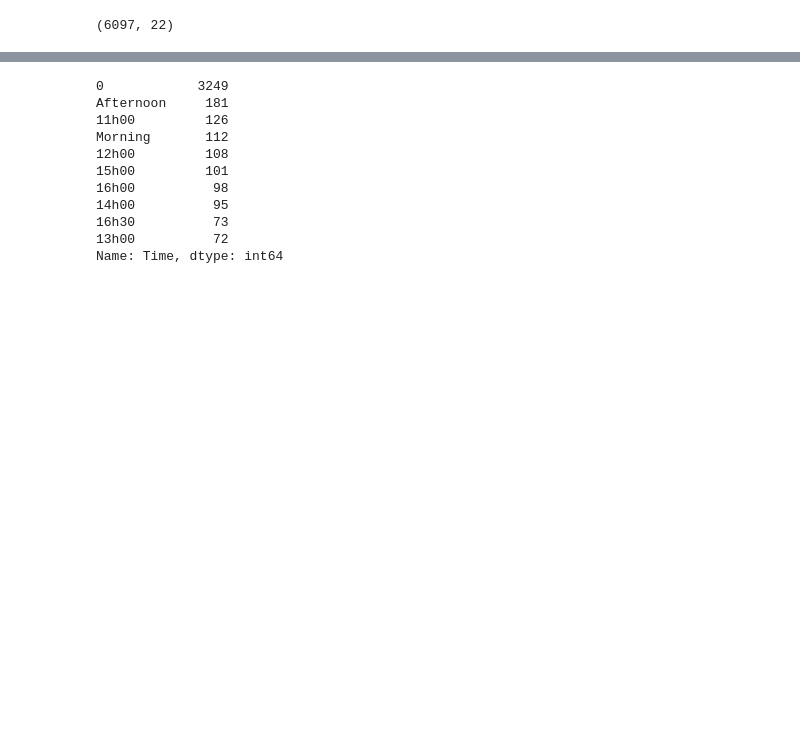
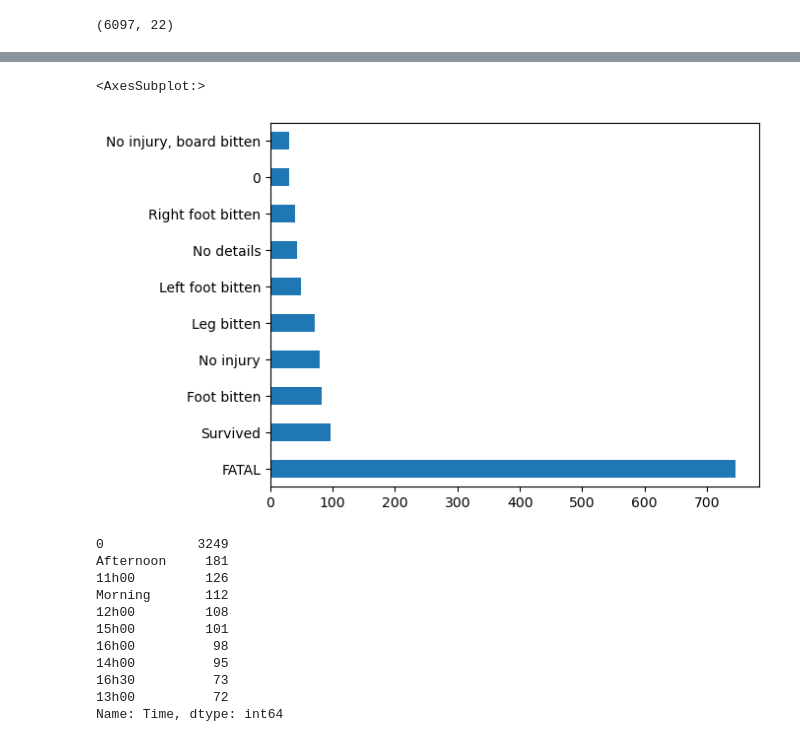
Before and after one commit to JesusGuardiaRamirez/Proyecto_Sharks-DataCleaning, a Jupyter notebook: Re-new.ipynb, the cells around one changed output, grey strips where cells are left out. Drawn from its saved outputs; the diff is of its cells as text; code cells hidden in the pictures; blank space fills up the shorter version.

```diff
--- a/Re-new.ipynb
+++ b/Re-new.ipynb
@@ -196,3 +188,8 @@ Name: Injury, dtype: int64
+# %%
+injurie.plot.barh()
+# %% [output]
+<AxesSubplot:>
+[figure, added]
 # %%
 time = df['Time'].value_counts()
 time.head(10)
```
Also changed, not shown: parts of 14 cells of this notebook.
